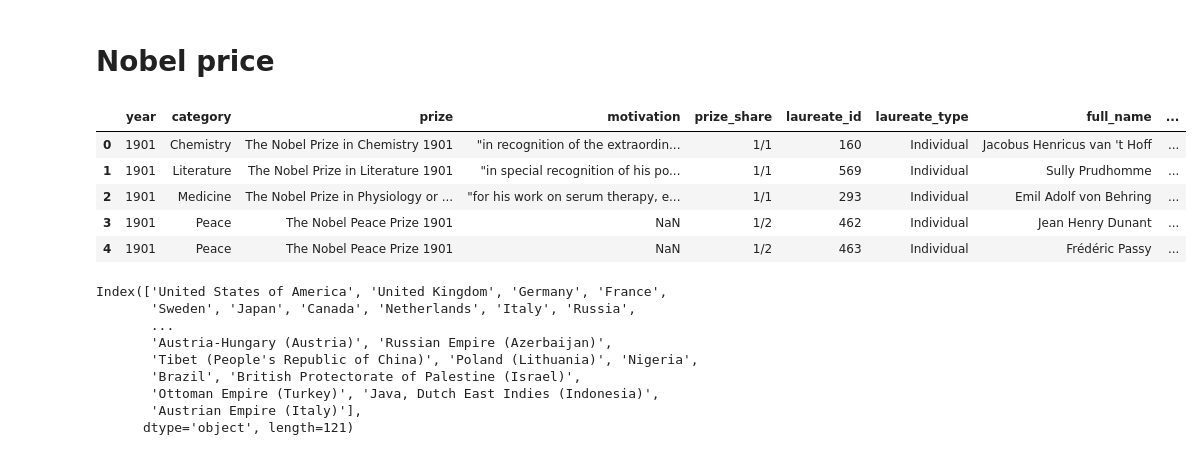
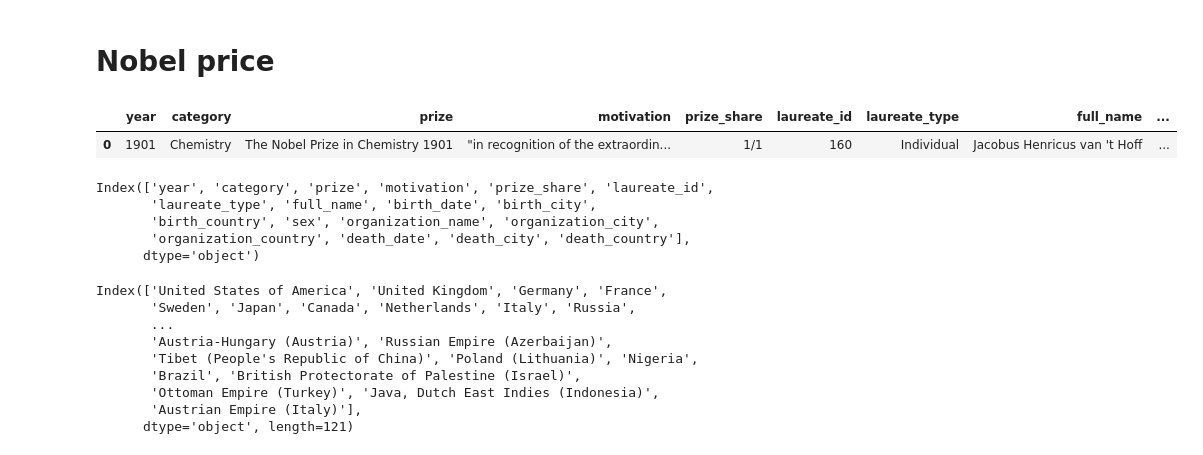
Before and after one commit to ta-data-bcn/Project-Week-5-Your-Own-Project, a Jupyter notebook: your-project/Data cleaning.ipynb, the cells around one changed output. Drawn from its saved outputs; the diff is of its cells as text; code cells hidden in the pictures.

```diff
--- a/your-project/Data cleaning.ipynb
+++ b/your-project/Data cleaning.ipynb
@@ -1657,14 +1681,35 @@ notes_tall_sele = pd.read_csv("data/notes_tall_sele.csv",sep=';')
 # %%
 nobel = pd.read_csv("data/nobel.csv")
 # %%
-nobel.head()
+nobel.head(1)
 # %% [output]
 |  | year | category | prize | motivation | prize_share | laureate_id | laureate_type | full_name | ... |
 | 0 | 1901 | Chemistry | The Nobel Prize in Chemistry 1901 | "in recognition of the extraordin... | 1/1 | 160 | Individual | Jacobus Henricus van 't Hoff | ... |
-| 1 | 1901 | Literature | The Nobel Prize in Literature 1901 | "in special recognition of his po... | 1/1 | 569 | Individual | Sully Prudhomme | ... |
-| 2 | 1901 | Medicine | The Nobel Prize in Physiology or ... | "for his work on serum therapy, e... | 1/1 | 293 | Individual | Emil Adolf von Behring | ... |
-| 3 | 1901 | Peace | The Nobel Peace Prize 1901 | NaN | 1/2 | 462 | Individual | Jean Henry Dunant | ... |
-| 4 | 1901 | Peace | The Nobel Peace Prize 1901 | NaN | 1/2 | 463 | Individual | Frédéric Passy | ... |
+# %%
+# the dataframe needs an update for the 2017, 2018 and 2019 winners!!
+# in those 3 years only 2 more females have won
+
+nobel.columns
+'''
+{'year':2018, 'category':'Physics', 'prize':'The Nobel Prize in Physics 2018',
+       'motivation':'for their method of generating high-intensity, ultra-short optical pulses',
+       'prize_share':'1/3', 'laureate_id',
+       'laureate_type':'individual', 'full_name':'Donna Strickland', 'birth_date':, 'birth_city',
+       'birth_country':'Canada', 'sex':'Female', 'organization_name', 'organization_city',
+       'organization_country', 'death_date', 'death_city', 'death_country'}
+
+{'year':2018, 'category':'Chemistry', 'prize':'The Nobel Prize in Chemistry 2018', 'motivation', 'prize_share', 'laureate_id',
+       'laureate_type':'individual', 'full_name':'Frances Arnold',
+       'birth_date', 'birth_city',
+       'birth_country':'United States of America', 'sex', 'organization_name', 'organization_city',
+       'organization_country', 'death_date', 'death_city', 'death_country'}
+'''
+# %% [output]
+Index(['year', 'category', 'prize', 'motivation', 'prize_share', 'laureate_id',
+       'laureate_type', 'full_name', 'birth_date', 'birth_city',
+       'birth_country', 'sex', 'organization_name', 'organization_city',
+       'organization_country', 'death_date', 'death_city', 'death_country'],
+      dtype='object')
 # %%
 nobel['birth_country'].value_counts().index
 
```
Also changed, not shown: parts of 11 cells of this notebook, 3 other files.
